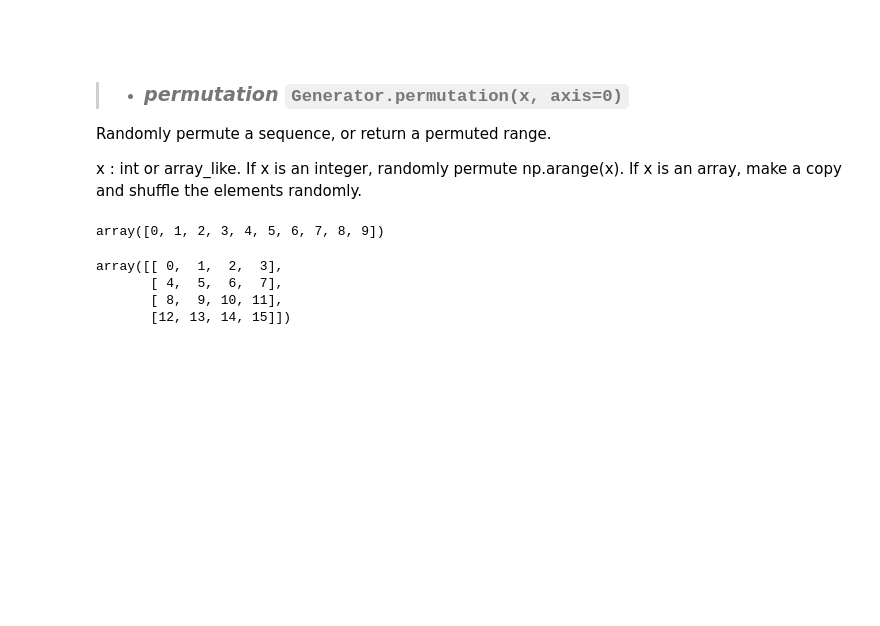
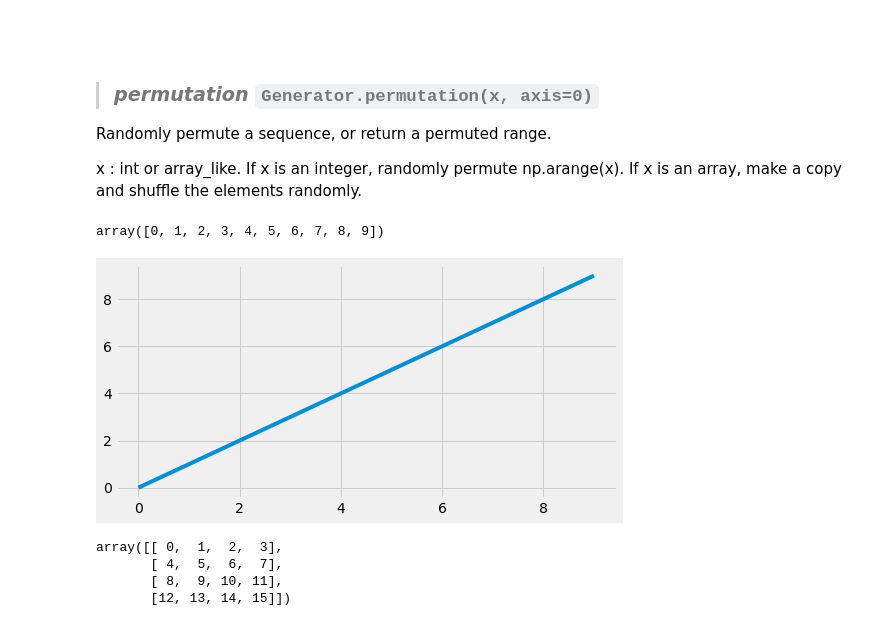
Before and after one commit to G00387867/numpy-random, a Jupyter notebook: numpy-random.ipynb, the cells around one changed output. Drawn from its saved outputs; the diff is of its cells as text; code cells hidden in the pictures; blank space fills up the shorter version.

```diff
--- a/numpy-random.ipynb
+++ b/numpy-random.ipynb
@@ -197,7 +195,7 @@ plt.show()
 # %% [markdown]
 <br>
 # %% [markdown]
-> - ### ***permutation*** `Generator.permutation(x, axis=0)`
+>### ***permutation*** `Generator.permutation(x, axis=0)`
 Randomly permute a sequence, or return a permuted range.
 
 x : int or array_like. If x is an integer, randomly permute np.arange(x). If x is an array, make a copy and shuffle the elements randomly.
@@ -207,6 +205,11 @@ rng.permutation(arr)
 arr # the output for arr is shuffled copy.
 # %% [output]
 array([0, 1, 2, 3, 4, 5, 6, 7, 8, 9])
+# %%
+plt.plot(arr)
+plt.show()
+# %% [output]
+[figure, added]
 # %%
 # Using the permutation method to generate an array of integers (where X is NOT shuffled along) from 0 to 14 with four lists within each has 3 arguments.
 # We can notice that the elements within the sub-arrays are not shuffled, however the copy generated is shuffled instead.
```
Also changed, not shown: parts of 40 cells of this notebook.
